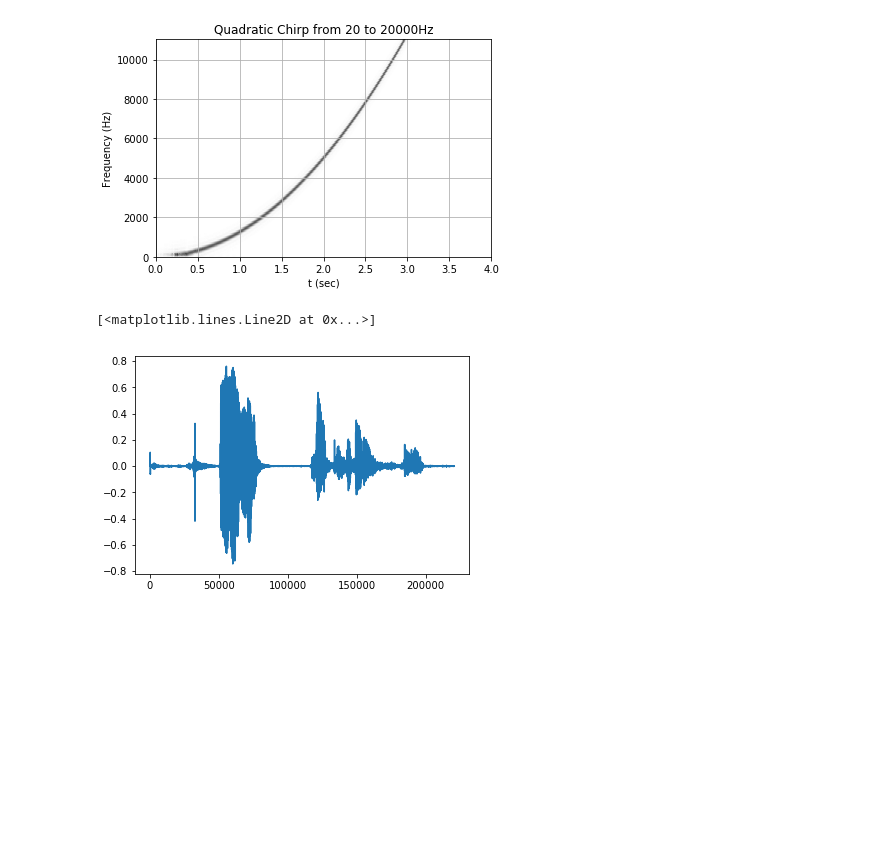
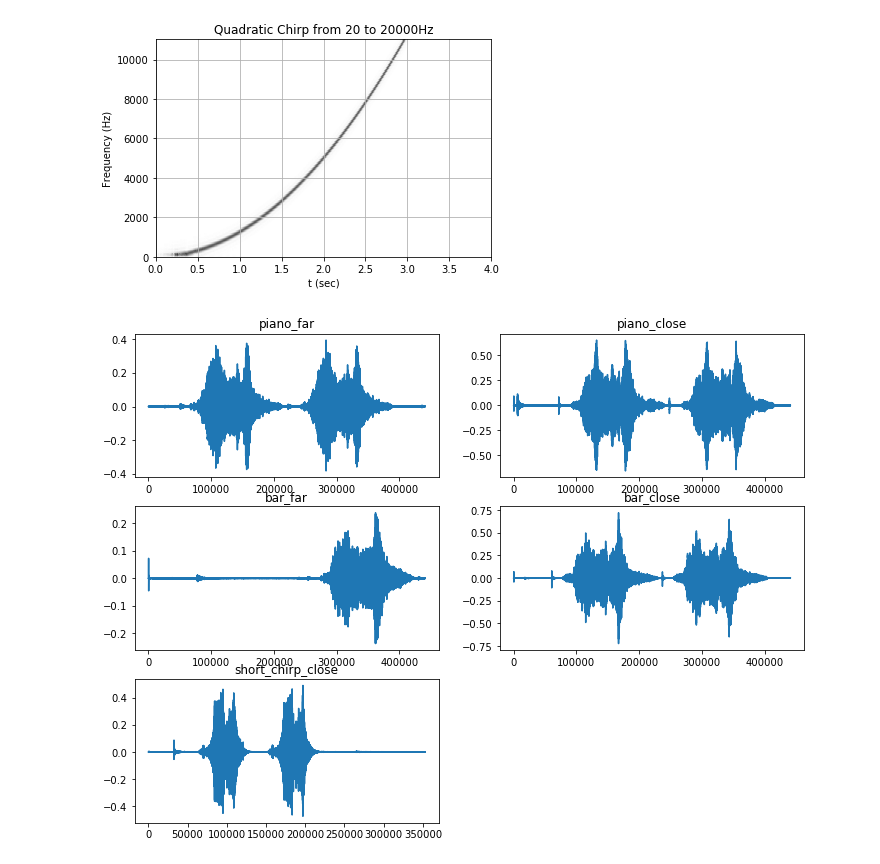
Before and after one commit to barkermrl/AudioModem, a Jupyter notebook: Estimation/Chirp CE.ipynb, the cells around one changed output. Drawn from its saved outputs; the diff is of its cells as text; code cells hidden in the pictures; blank space fills up the shorter version.

Commit message:
Recording notebook

```diff
--- a/Estimation/Chirp CE.ipynb
+++ b/Estimation/Chirp CE.ipynb
@@ -45,17 +46,33 @@ write('quadratic_20_20k.wav', 44100, w)
 w_inv = np.flip(w)
 # %%
 write('quadratic_20_20k_inv.wav', 44100, w_inv)
+# %%
+recordings = {}
+# %%
+recordings['piano_far'] = recording
+recordings['piano_close'] = recording_close
+recordings['bar_far'] = recording_bar
+recordings['bar_close'] = recording_bar_close
 # %%
 samplerate = 44100
-duration = 5
+duration = 8
 
 recording = sd.rec(
     duration * samplerate, samplerate=samplerate, channels=1, blocking=True
 ).flatten()
+
+recordings['short_chirp_close'] = recording
-# %%
-plt.plot(recording)
-# %% [output]
-[<matplotlib.lines.Line2D at 0x...>]
-[figure, removed]
+# %%
+nrows = (len(recordings) + 1) // 2
+ncols = 2
+
+fig = plt.figure(figsize=(ncols*6,nrows*3))
+
+for i, (key, val) in enumerate(recordings.items()):
+    plt.subplot(nrows, ncols, i+1)
+    plt.plot(val)
+    plt.title(key)
+# %% [output]
+[figure, added]
 # %%
 sd.play(recording, samplerate=samplerate, blocking=True)
```
Also changed, not shown: parts of 12 cells of this notebook, 2 other files.
